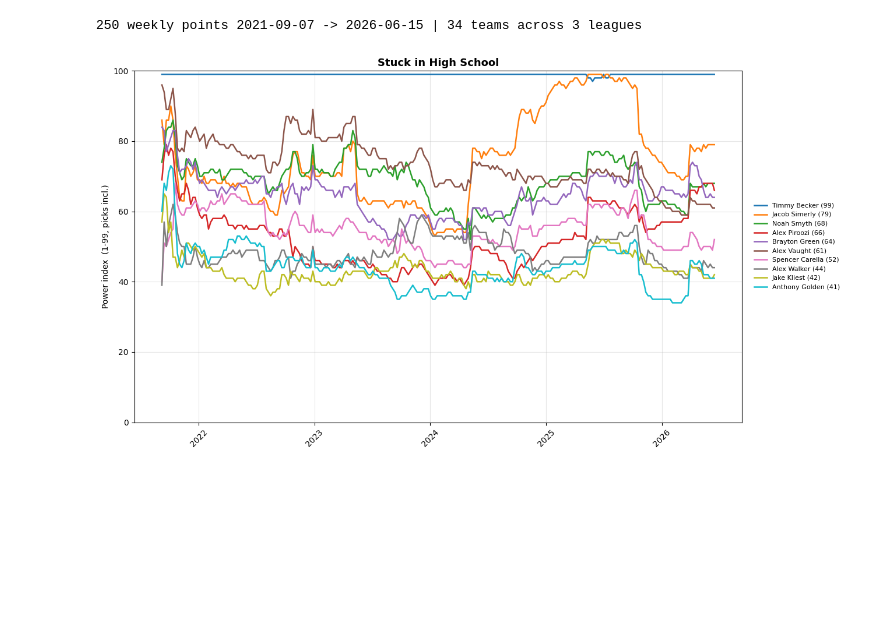
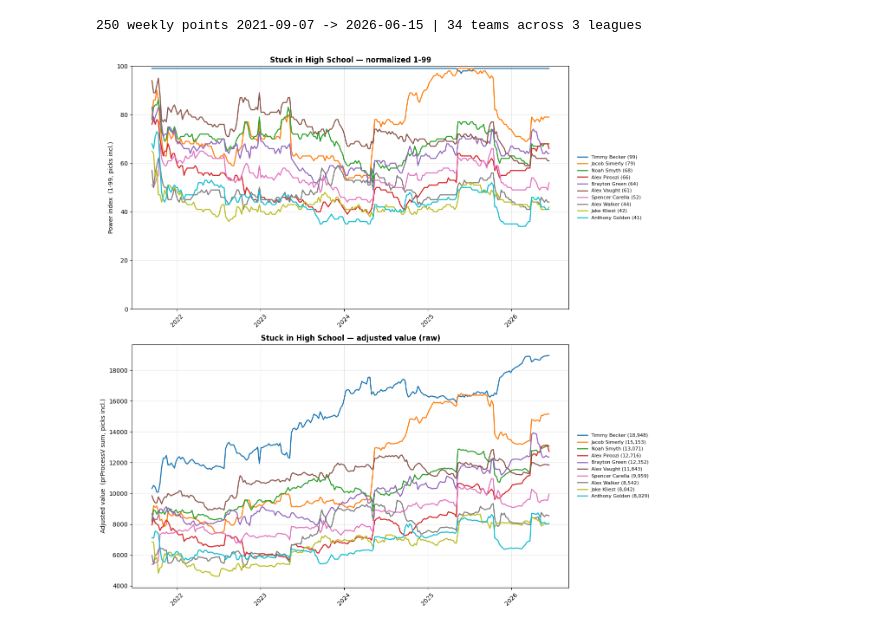
Before and after one commit to jsimerly/fantasy-analysis, a Jupyter notebook: analysis/02_team_value_over_time.ipynb, the cells around one changed output. Drawn from its saved outputs; the diff is of its cells as text; code cells hidden in the pictures; blank space fills up the shorter version.

```diff
--- a/analysis/02_team_value_over_time.ipynb
+++ b/analysis/02_team_value_over_time.ipynb
@@ -52,29 +67,43 @@ print(f"{len(dates)} weekly points {START} -> {TODAY} | "
 # %% [output]
 250 weekly points 2021-09-07 -> 2026-06-15 | 34 teams across 3 leagues
 # %%
-def plot_league(lineage_id):
-    """One league's normalized power ranking (1-99, picks included) over time."""
+# metric: "power_index" (normalized 1-99) or "adj_total" (raw prProcessV sum)
+_METRIC_LABEL = {"power_index": "Power index  (1-99, picks incl.)",
+                 "adj_total":   "Adjusted value  (prProcessV sum, picks incl.)"}
+_METRIC_TITLE = {"power_index": "normalized 1-99", "adj_total": "adjusted value (raw)"}
+
+def plot_league(lineage_id, metric="power_index", ax=None):
+    """One league over time on one axis. metric in {"power_index", "adj_total"}."""
     d = power.filter(pl.col("league_lineage_id") == lineage_id)
-    fig, ax = plt.subplots(figsize=(13, 7))
-    # order legend by latest value (highest team first)
-    latest = (d.sort("date").group_by("current_team_name").agg(pl.col("power_index").last())
-              .sort("power_index", descending=True))
+    if ax is None:
+        _, ax = plt.subplots(figsize=(13, 7))
+    latest = (d.sort("date").group_by("current_team_name").agg(pl.col(metric).last())
+              .sort(metric, descending=True))                      # legend ranked by latest value
     for team in latest["current_team_name"]:
         s = d.filter(pl.col("current_team_name") == team).sort("date")
-        last = int(s["power_index"][-1])
-        ax.plot(s["date"].to_list(), s["power_index"].to_list(), linewidth=1.8,
-                label=f"{team} ({last})")
-    ax.set_title(LEAGUE_NAMES.get(lineage_id, lineage_id), fontsize=13, fontweight="bold")
-    ax.set_ylabel("Power index  (1-99, picks incl.)")
-    ax.set_ylim(0, 100)
+        last = int(round(s[metric][-1]))
+        label = f"{team} ({last:,})" if metric == "adj_total" else f"{team} ({last})"
+        ax.plot(s["date"].to_list(), s[metric].to_list(), linewidth=1.8, label=label)
+    ax.set_title(f"{LEAGUE_NAMES.get(lineage_id, lineage_id)} — {_METRIC_TITLE[metric]}",
+                 fontsize=12, fontweight="bold")
+    ax.set_ylabel(_METRIC_LABEL[metric])
+    if metric == "power_index":
+        ax.set_ylim(0, 100)
     ax.grid(True, alpha=0.3)
     ax.legend(loc="center left", bbox_to_anchor=(1.01, 0.5), fontsize=8, frameon=False)
     ax.tick_params(axis="x", rotation=45)
+    return ax
+
+def plot_league_both(lineage_id):
+    """Both views stacked: normalized 1-99 (top) and raw adjusted value (bottom)."""
+    fig, axes = plt.subplots(2, 1, figsize=(13, 13))
+    plot_league(lineage_id, "power_index", ax=axes[0])
+    plot_league(lineage_id, "adj_total",   ax=axes[1])
     fig.tight_layout()
-    return ax
+    return fig
 # %%
-plot_league("730630605066371072")   # Stuck in High School
+plot_league_both("730630605066371072")   # Stuck in High School
 plt.show()
 # %% [output]
-[figure, old version]
+[figure, new version]
 # %%
```
Also changed, not shown: parts of 6 cells of this notebook.
